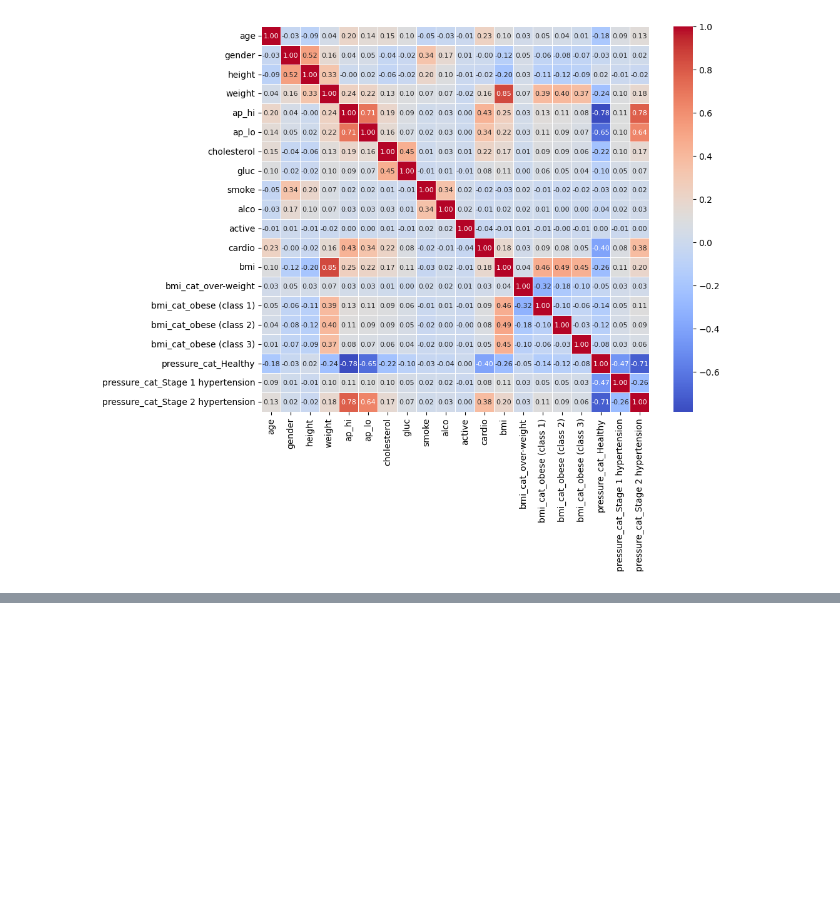
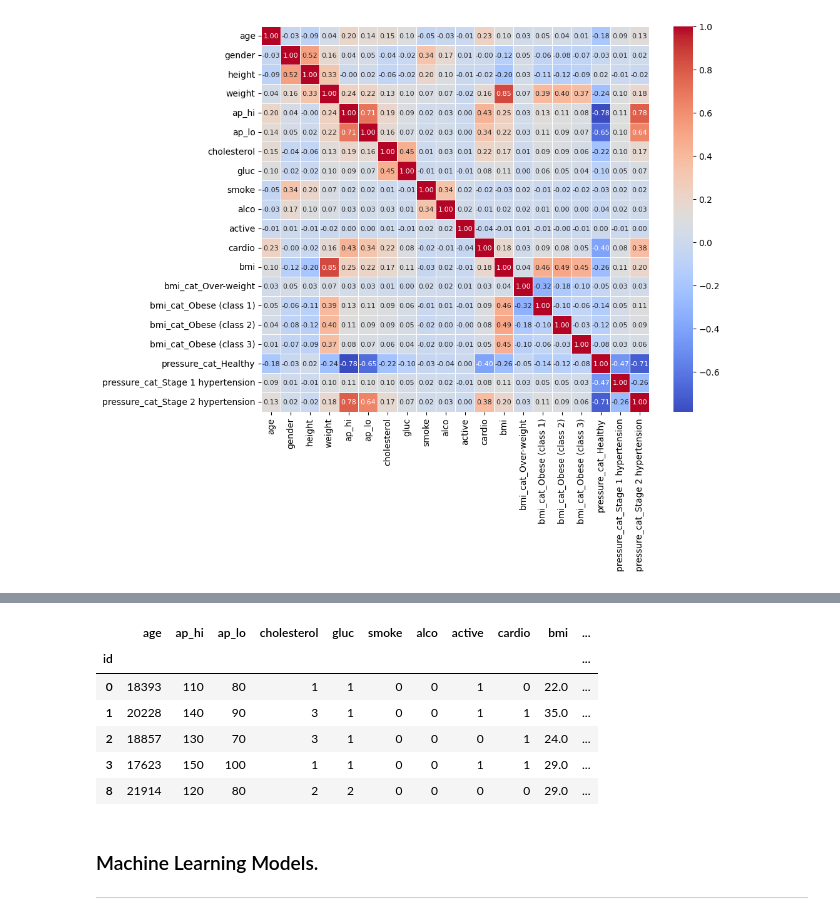
Before and after one commit to S1gge/Machine-Learning-Medical-Prediction, a Jupyter notebook: Lab_01/Report.ipynb, the cells around one changed output, grey strips where cells are left out. Cells and saved outputs as stored; diff of their text form; code cells hidden in the pictures; blank space fills up the shorter version.

```diff
--- a/Lab_01/Report.ipynb
+++ b/Lab_01/Report.ipynb
@@ -155,0 +176,3 @@ analysis.plot_heat(df);
+# %%
+df_m = df.copy()
+df_m.head()
@@ -155,0 +199,15 @@ analysis.plot_heat(df);
+# %%
+df_m_02 = df_m.drop(columns=['bmi_cat', 'pressure_cat', 'height', 'weight'])
+df_m_02 = pd.get_dummies(df_m_02, columns = ["gender"], drop_first=True)
+df_m_02.head()
+# %% [output]
+|  | age | ap_hi | ap_lo | cholesterol | gluc | smoke | alco | active | cardio | bmi | ... |
+| id |  |  |  |  |  |  |  |  |  |  | ... |
+| 0 | 18393 | 110 | 80 | 1 | 1 | 0 | 0 | 1 | 0 | 22.0 | ... |
+| 1 | 20228 | 140 | 90 | 3 | 1 | 0 | 0 | 1 | 1 | 35.0 | ... |
+| 2 | 18857 | 130 | 70 | 3 | 1 | 0 | 0 | 0 | 1 | 24.0 | ... |
+| 3 | 17623 | 150 | 100 | 1 | 1 | 0 | 0 | 1 | 1 | 29.0 | ... |
+| 8 | 21914 | 120 | 80 | 2 | 2 | 0 | 0 | 0 | 0 | 29.0 | ... |
+# %% [markdown]
+### Machine Learning Models.
+---
```
Also changed, not shown: parts of 10 cells of this notebook, 2 other files.
